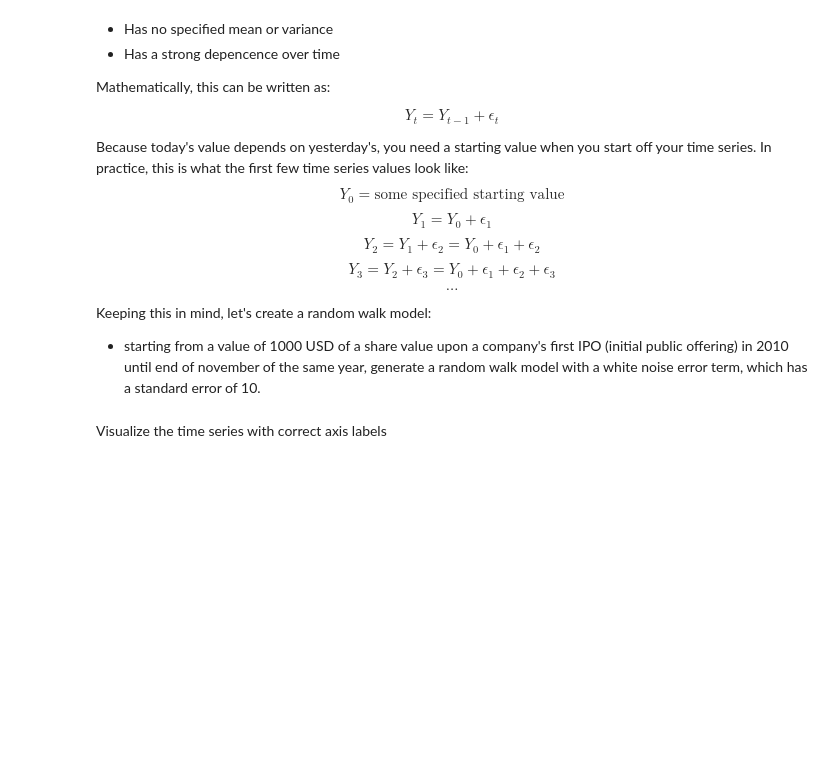
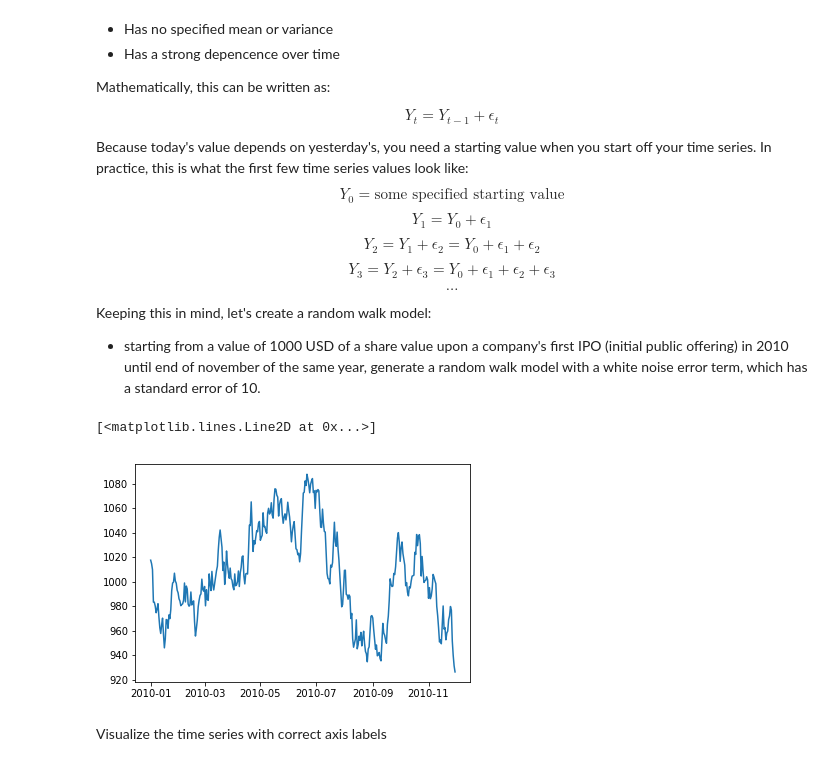
Before and after one commit to colemiller94/dsc-3-26-03-basic-time-series-models-lab-nyc-ds-career-012819, a Jupyter notebook: index.ipynb, the cells around one changed output. Cells and saved outputs as stored; diff of their text form; code cells hidden in the pictures; blank space fills up the shorter version.

```diff
--- a/index.ipynb
+++ b/index.ipynb
@@ -119,7 +119,7 @@ Keeping this in mind, let's create a random walk model:
 np.random.seed(11)
 
 # create a series with the specified dates
-ts = pd.date_range('2010-1-1','2010-11-30')
+dates = pd.date_range('2010-1-1','2010-11-30')
 error = np.random.normal(0,10,len(dates))
 
 def random_walk(start, error):
@@ -131,6 +131,11 @@ def random_walk(start, error):
 shares_value = random_walk(1000, error)
 
 shares_series =  pd.Series(shares_value, index=dates)
+# %%
+plt.plot(shares_series)
+# %% [output]
+[<matplotlib.lines.Line2D at 0x...>]
+[figure, added]
 # %% [markdown]
 Visualize the time series with correct axis labels
 # %%
```
